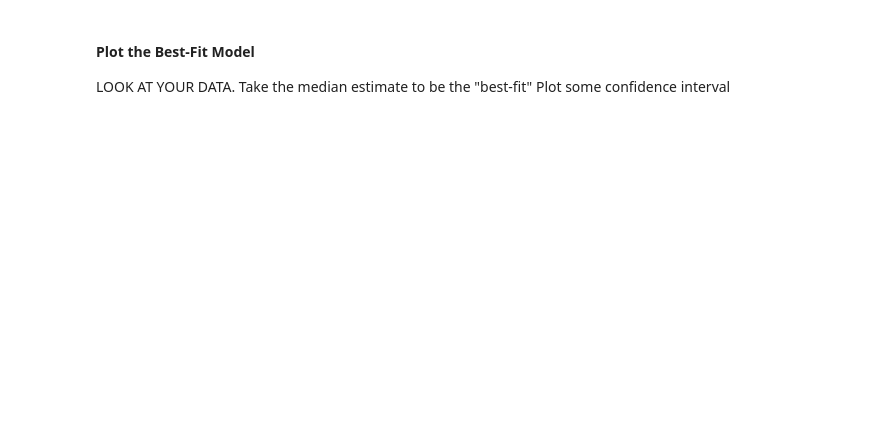
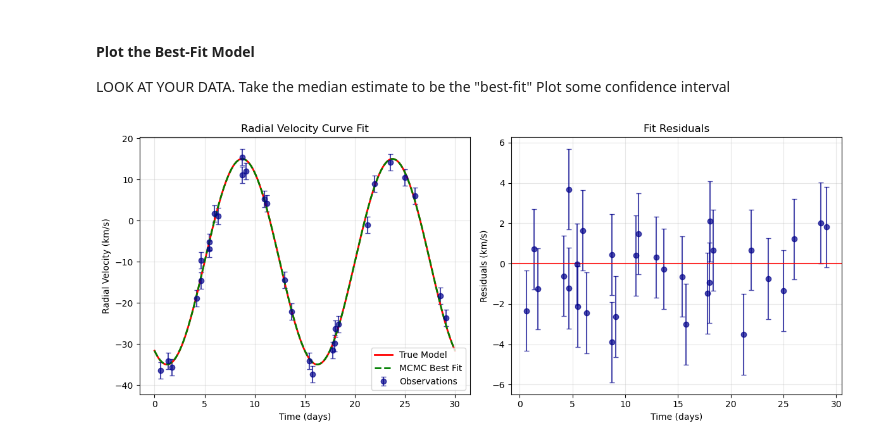
Before and after one commit to veronica-hoffman/ast496_2025_Fall, a Jupyter notebook: homework/02/mcmc_stellar_mass.ipynb, the cells around one changed output. Saved outputs shown, nothing was run; the diff lists cells and outputs as text; code cells hidden in the pictures; blank space fills up the shorter version.

```diff
--- a/homework/02/mcmc_stellar_mass.ipynb
+++ b/homework/02/mcmc_stellar_mass.ipynb
@@ -199,3 +321,38 @@ Plot some confidence interval
+# %%
+# also plot the true model - you can look at the simulation code
+plt.figure(figsize=(12, 5))
+
+plt.subplot(1, 2, 1)
+t_fine = np.linspace(0, 30, 200)
+best_fit = radial_velocity_model(t_fine, best_K, best_p, best_t0, best_v0)
+true_curve = radial_velocity_model(t_fine, K_true, P_true, t0_true, v0_true)
+
+plt.errorbar(t_obs, v_obs, yerr=v_err, fmt='o', label='Observations',
+             color='darkblue', markersize=6, capsize=3, alpha=0.7)
+plt.plot(t_fine, true_curve, 'r-', label='True Model', linewidth=2)
+plt.plot(t_fine, best_fit, 'g--', label='MCMC Best Fit', linewidth=2)
+plt.xlabel('Time (days)')
+plt.ylabel('Radial Velocity (km/s)')
+plt.title('Radial Velocity Curve Fit')
+plt.legend()
+plt.grid(True, alpha=0.3)
+
+plt.subplot(1, 2, 2)
+model_at_obs = radial_velocity_model(t_obs, best_K, best_p, best_t0, best_v0)
+residuals = v_obs - model_at_obs
+
+plt.errorbar(t_obs, residuals, yerr=v_err, fmt='o',
+             color='darkblue', markersize=6, capsize=3, alpha=0.7)
+plt.axhline(y=0, color='r', linestyle='-', alpha=0.8)
+plt.xlabel('Time (days)')
+plt.ylabel('Residuals (km/s)')
+plt.title('Fit Residuals')
+plt.grid(True, alpha=0.3)
+
+plt.tight_layout()
+plt.show()
+# %% [output]
+[figure, added]
 # %% [markdown]
 Finally, again a few sentences here:
 
```
Also changed, not shown: parts of 15 cells of this notebook, 2 other files.
